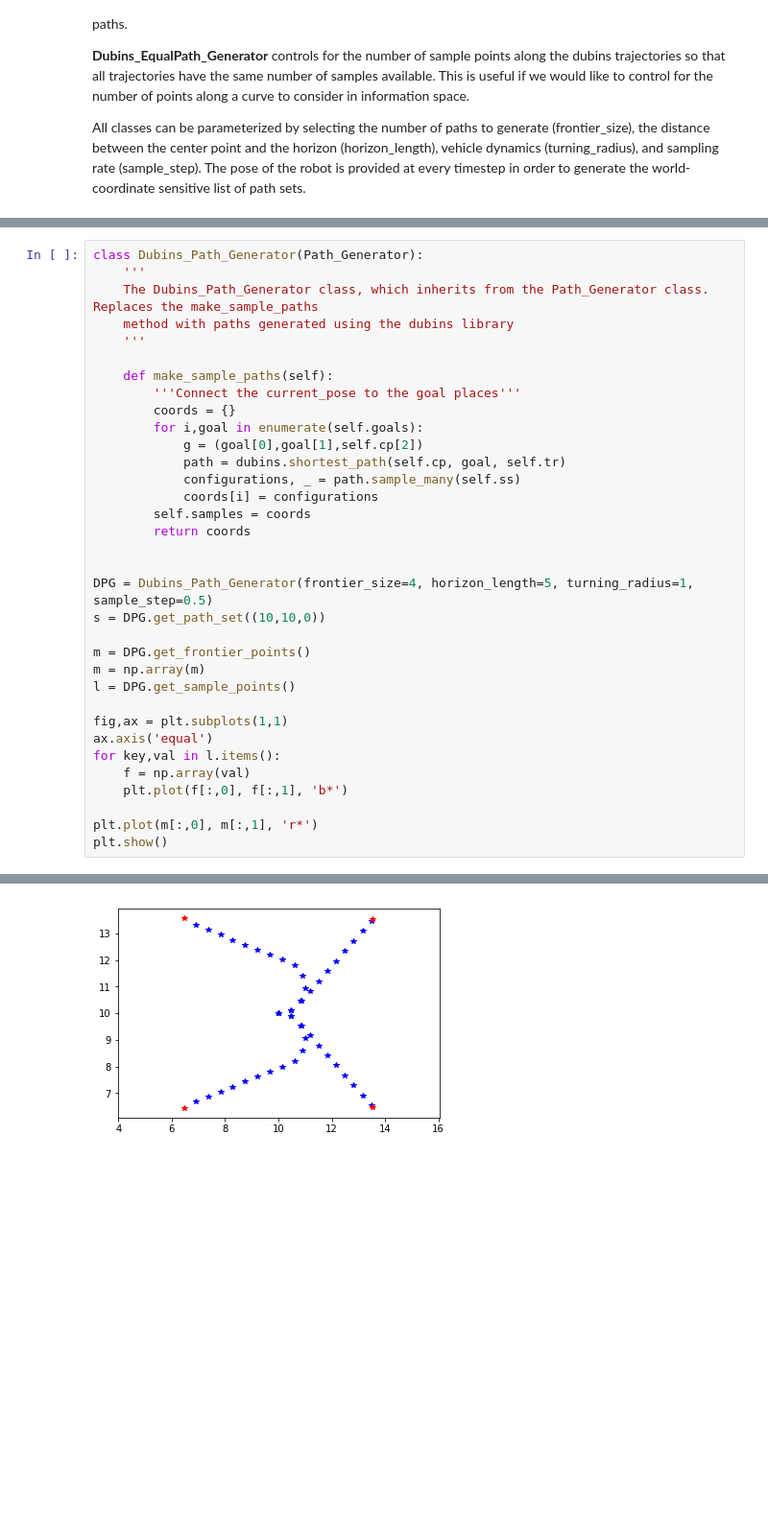
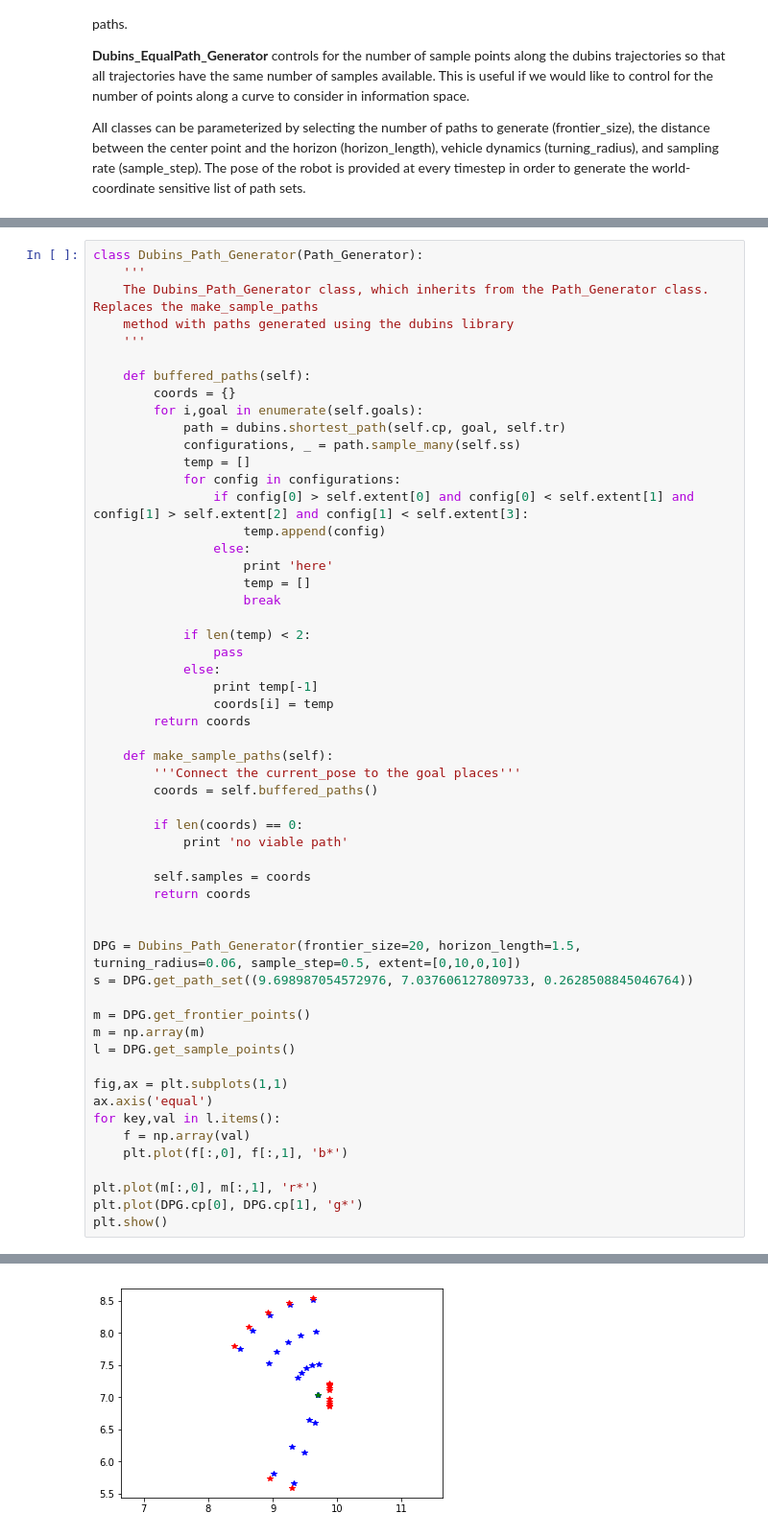
Before and after one commit to expeditionary-robotics/informative-path-planning, a Jupyter notebook: dubins_curves.ipynb, the cells around one changed output, grey strips where cells are left out. Shown at 96% size. Drawn from its saved outputs; the diff is of its cells as text; blank space fills up the shorter version.

Commit message:
Seemingly working new simulation environment for dubins corrections

```diff
--- a/dubins_curves.ipynb
+++ b/dubins_curves.ipynb
@@ -186,20 +198,40 @@ class Dubins_Path_Generator(Path_Generator):
     method with paths generated using the dubins library
     '''
 
+    def buffered_paths(self):
+        coords = {}
+        for i,goal in enumerate(self.goals):
+            path = dubins.shortest_path(self.cp, goal, self.tr)
+            configurations, _ = path.sample_many(self.ss)
+            temp = []
+            for config in configurations:
+                if config[0] > self.extent[0] and config[0] < self.extent[1] and config[1] > self.extent[2] and config[1] < self.extent[3]:
+                    temp.append(config)
+                else:
+                    print 'here'
+                    temp = []
+                    break
+
+            if len(temp) < 2:
+                pass
+            else:
+                print temp[-1]
+                coords[i] = temp
+        return coords
+
     def make_sample_paths(self):
         '''Connect the current_pose to the goal places'''
-        coords = {}
-        for i,goal in enumerate(self.goals):
-            g = (goal[0],goal[1],self.cp[2])
-            path = dubins.shortest_path(self.cp, goal, self.tr)
-            configurations, _ = path.sample_many(self.ss)
-            coords[i] = configurations
+        coords = self.buffered_paths()
+
+        if len(coords) == 0:
+            print 'no viable path'
+
         self.samples = coords
         return coords
 
 
-DPG = Dubins_Path_Generator(frontier_size=4, horizon_length=5, turning_radius=1, sample_step=0.5)
-s = DPG.get_path_set((10,10,0))
+DPG = Dubins_Path_Generator(frontier_size=20, horizon_length=1.5, turning_radius=0.06, sample_step=0.5, extent=[0,10,0,10])
+s = DPG.get_path_set((9.698987054572976, 7.037606127809733, 0.2628508845046764))
 
 m = DPG.get_frontier_points()
 m = np.array(m)
@@ -212,5 +244,6 @@ for key,val in l.items():
     plt.plot(f[:,0], f[:,1], 'b*')
 
 plt.plot(m[:,0], m[:,1], 'r*')
+plt.plot(DPG.cp[0], DPG.cp[1], 'g*')
 plt.show()
 # %% [output]
@@ -217,4 +257,4 @@ plt.show()
-[figure, old version]
+[figure, new version]
 # %%
 class Dubins_EqualPath_Generator(Path_Generator):
     '''
```
Also changed, not shown: parts of 3 cells of this notebook, 4 other files.
